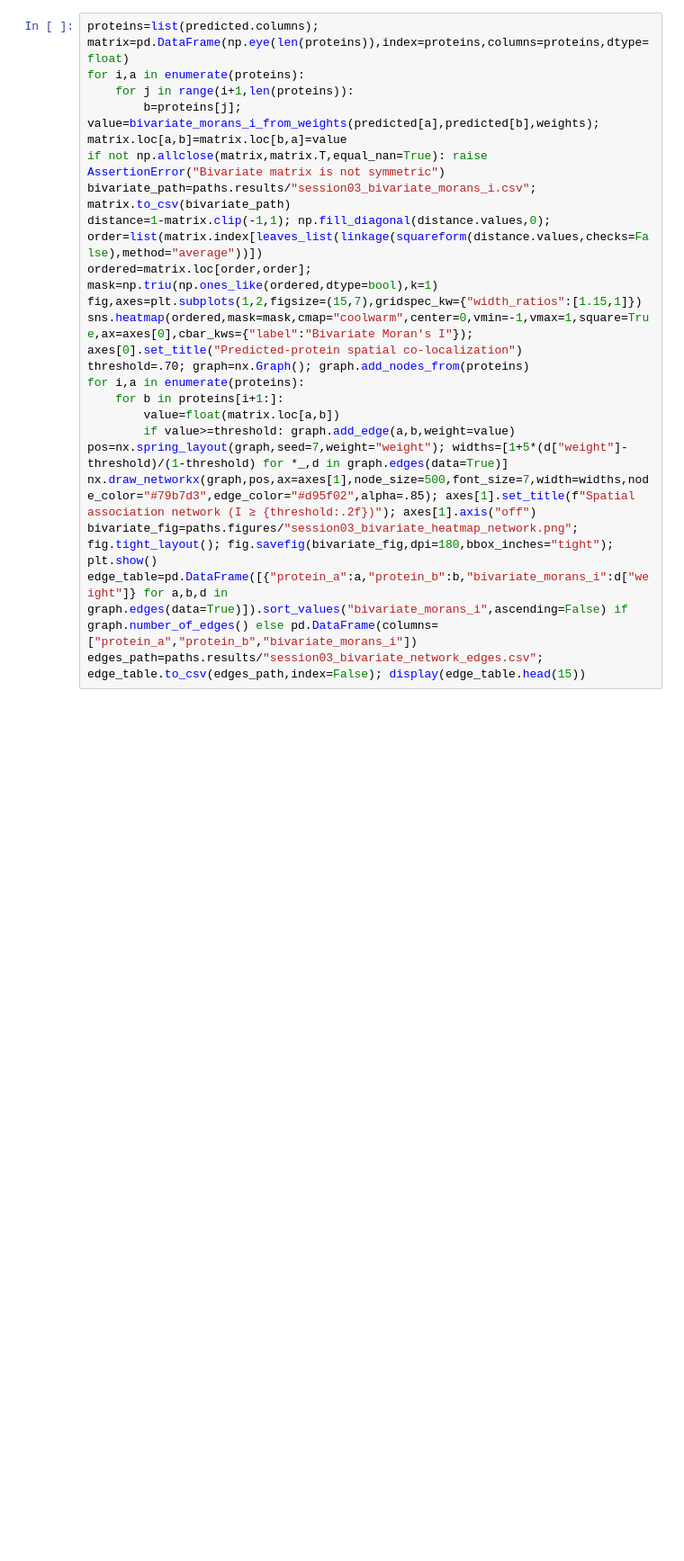
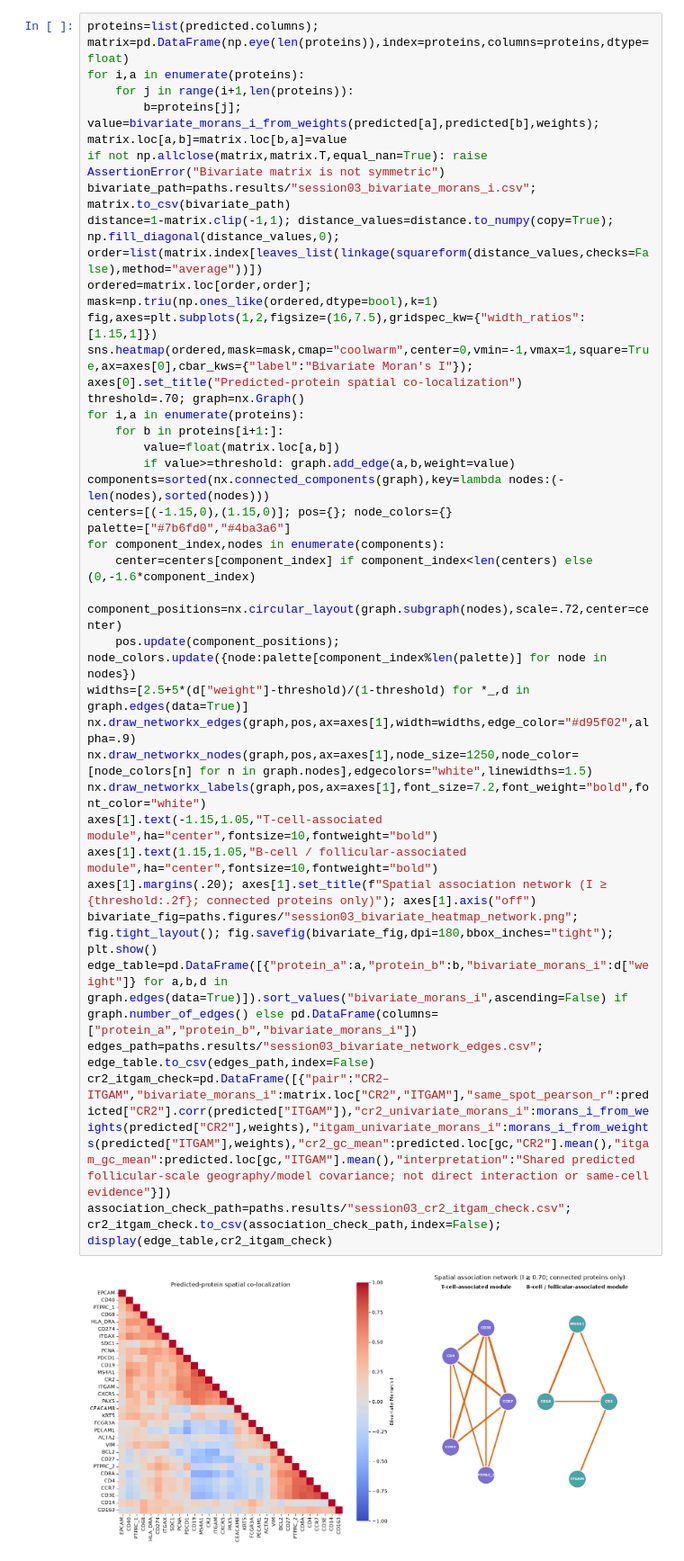
Before and after one commit to osmanbeyoglulab/ECCB-2026-Tutorial, a Jupyter notebook: hands-on_tutorial/notebooks/03_evaluation_and_interpretation.ipynb, the cells around one changed output. Shown at 90% size. Cells and saved outputs as stored; diff of their text form; blank space fills up the shorter version.

```diff
--- a/hands-on_tutorial/notebooks/03_evaluation_and_interpretation.ipynb
+++ b/hands-on_tutorial/notebooks/03_evaluation_and_interpretation.ipynb
@@ -229,21 +309,37 @@ Bivariate Moran's I measures whether high values of one predicted protein occur
 # %%
 proteins=list(predicted.columns); matrix=pd.DataFrame(np.eye(len(proteins)),index=proteins,columns=proteins,dtype=float)
 for i,a in enumerate(proteins):
     for j in range(i+1,len(proteins)):
         b=proteins[j]; value=bivariate_morans_i_from_weights(predicted[a],predicted[b],weights); matrix.loc[a,b]=matrix.loc[b,a]=value
 if not np.allclose(matrix,matrix.T,equal_nan=True): raise AssertionError("Bivariate matrix is not symmetric")
 bivariate_path=paths.results/"session03_bivariate_morans_i.csv"; matrix.to_csv(bivariate_path)
-distance=1-matrix.clip(-1,1); np.fill_diagonal(distance.values,0); order=list(matrix.index[leaves_list(linkage(squareform(distance.values,checks=False),method="average"))])
+distance=1-matrix.clip(-1,1); distance_values=distance.to_numpy(copy=True); np.fill_diagonal(distance_values,0); order=list(matrix.index[leaves_list(linkage(squareform(distance_values,checks=False),method="average"))])
 ordered=matrix.loc[order,order]; mask=np.triu(np.ones_like(ordered,dtype=bool),k=1)
-fig,axes=plt.subplots(1,2,figsize=(15,7),gridspec_kw={"width_ratios":[1.15,1]})
+fig,axes=plt.subplots(1,2,figsize=(16,7.5),gridspec_kw={"width_ratios":[1.15,1]})
 sns.heatmap(ordered,mask=mask,cmap="coolwarm",center=0,vmin=-1,vmax=1,square=True,ax=axes[0],cbar_kws={"label":"Bivariate Moran's I"}); axes[0].set_title("Predicted-protein spatial co-localization")
-threshold=.70; graph=nx.Graph(); graph.add_nodes_from(proteins)
+threshold=.70; graph=nx.Graph()
 for i,a in enumerate(proteins):
     for b in proteins[i+1:]:
         value=float(matrix.loc[a,b])
         if value>=threshold: graph.add_edge(a,b,weight=value)
-pos=nx.spring_layout(graph,seed=7,weight="weight"); widths=[1+5*(d["weight"]-threshold)/(1-threshold) for *_,d in graph.edges(data=True)]
-nx.draw_networkx(graph,pos,ax=axes[1],node_size=500,font_size=7,width=widths,node_color="#79b7d3",edge_color="#d95f02",alpha=.85); axes[1].set_title(f"Spatial association network (I ≥ {threshold:.2f})"); axes[1].axis("off")
+components=sorted(nx.connected_components(graph),key=lambda nodes:(-len(nodes),sorted(nodes)))
+centers=[(-1.15,0),(1.15,0)]; pos={}; node_colors={}
+palette=["#7b6fd0","#4ba3a6"]
+for component_index,nodes in enumerate(components):
+    center=centers[component_index] if component_index<len(centers) else (0,-1.6*component_index)
+    component_positions=nx.circular_layout(graph.subgraph(nodes),scale=.72,center=center)
+    pos.update(component_positions); node_colors.update({node:palette[component_index%len(palette)] for node in nodes})
+widths=[2.5+5*(d["weight"]-threshold)/(1-threshold) for *_,d in graph.edges(data=True)]
+nx.draw_networkx_edges(graph,pos,ax=axes[1],width=widths,edge_color="#d95f02",alpha=.9)
+nx.draw_networkx_nodes(graph,pos,ax=axes[1],node_size=1250,node_color=[node_colors[n] for n in graph.nodes],edgecolors="white",linewidths=1.5)
+nx.draw_networkx_labels(graph,pos,ax=axes[1],font_size=7.2,font_weight="bold",font_color="white")
+axes[1].text(-1.15,1.05,"T-cell-associated module",ha="center",fontsize=10,fontweight="bold")
+axes[1].text(1.15,1.05,"B-cell / follicular-associated module",ha="center",fontsize=10,fontweight="bold")
+axes[1].margins(.20); axes[1].set_title(f"Spatial association network (I ≥ {threshold:.2f}; connected proteins only)"); axes[1].axis("off")
 bivariate_fig=paths.figures/"session03_bivariate_heatmap_network.png"; fig.tight_layout(); fig.savefig(bivariate_fig,dpi=180,bbox_inches="tight"); plt.show()
 edge_table=pd.DataFrame([{"protein_a":a,"protein_b":b,"bivariate_morans_i":d["weight"]} for a,b,d in graph.edges(data=True)]).sort_values("bivariate_morans_i",ascending=False) if graph.number_of_edges() else pd.DataFrame(columns=["protein_a","protein_b","bivariate_morans_i"])
-edges_path=paths.results/"session03_bivariate_network_edges.csv"; edge_table.to_csv(edges_path,index=False); display(edge_table.head(15))
+edges_path=paths.results/"session03_bivariate_network_edges.csv"; edge_table.to_csv(edges_path,index=False)
+cr2_itgam_check=pd.DataFrame([{"pair":"CR2–ITGAM","bivariate_morans_i":matrix.loc["CR2","ITGAM"],"same_spot_pearson_r":predicted["CR2"].corr(predicted["ITGAM"]),"cr2_univariate_morans_i":morans_i_from_weights(predicted["CR2"],weights),"itgam_univariate_morans_i":morans_i_from_weights(predicted["ITGAM"],weights),"cr2_gc_mean":predicted.loc[gc,"CR2"].mean(),"itgam_gc_mean":predicted.loc[gc,"ITGAM"].mean(),"interpretation":"Shared predicted follicular-scale geography/model covariance; not direct interaction or same-cell evidence"}])
+association_check_path=paths.results/"session03_cr2_itgam_check.csv"; cr2_itgam_check.to_csv(association_check_path,index=False); display(edge_table,cr2_itgam_check)
+# %% [output]
+[figure, added]
```
Also changed, not shown: parts of 21 cells of this notebook, 2 other files.
